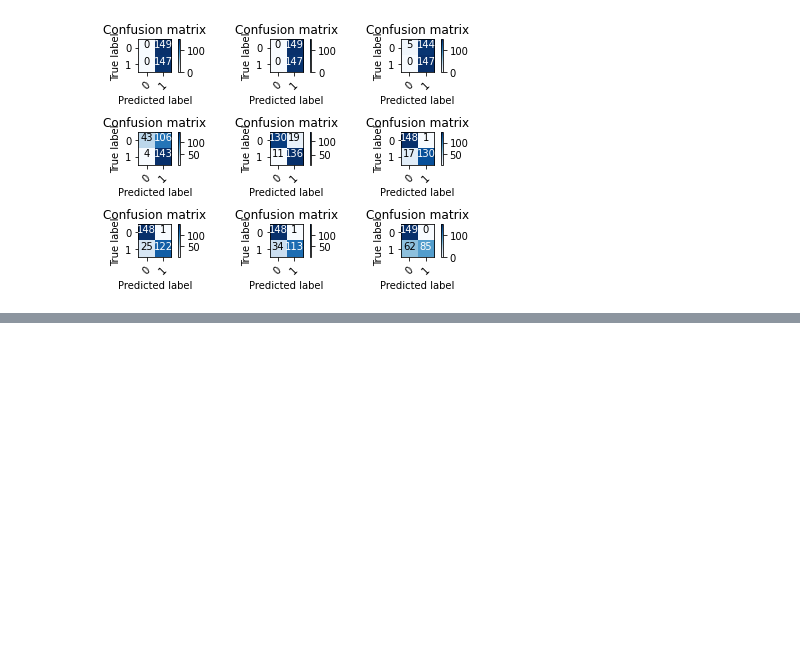
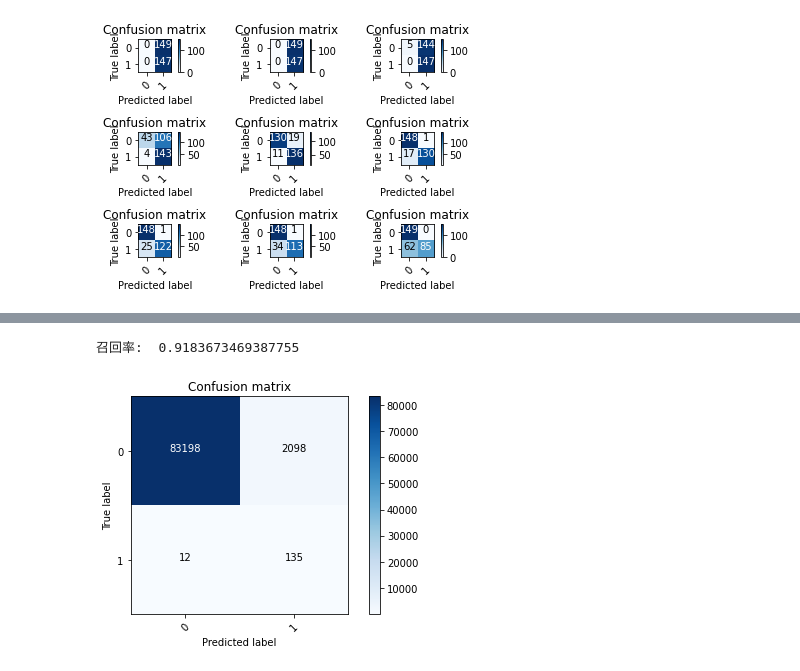
Before and after one commit to chia313339/ML_practice_creditcard, a Jupyter notebook: ML練習_信用卡詐欺.ipynb, the cells around one changed output, grey strips where cells are left out. Saved outputs shown, nothing was run; the diff lists cells and outputs as text; code cells hidden in the pictures; blank space fills up the shorter version.

```diff
--- a/ML練習_信用卡詐欺.ipynb
+++ b/ML練習_信用卡詐欺.ipynb
@@ -299,0 +307,5 @@ for i in thresholds:
+# %%
+features_train, features_test, labels_train, labels_test = train_test_split(X, y, test_size=0.3, random_state=0)
+# %%
+oversampler=SMOTE(random_state=0)
+os_features,os_labels=oversampler.fit_sample(features_train,labels_train)
@@ -299,0 +316,4 @@ for i in thresholds:
+# %%
+os_features = pd.DataFrame(os_features)
+os_labels = pd.DataFrame(os_labels)
+best_c_os = printing_Kfold_scores(os_features,os_labels)
@@ -299,0 +338,15 @@ for i in thresholds:
+# %%
+lr = LogisticRegression(C=best_c_os, penalty='l1', solver='liblinear')
+lr.fit(os_features,os_labels.values.ravel())
+y_pred_os = lr.predict(features_test.values)
+
+cnf_matrix = confusion_matrix(labels_test,y_pred_os)
+np.set_printoptions(precision=2)
+
+print("召回率: ", cnf_matrix[1,1]/(cnf_matrix[1,0]+cnf_matrix[1,1]))
+
+plot_confusion_matrix(cnf_matrix, classes=[0,1])
+plt.show()
+# %% [output]
+召回率:  0.9183673469387755
+[figure, added]
```
Also changed, not shown: parts of 4 cells of this notebook.
